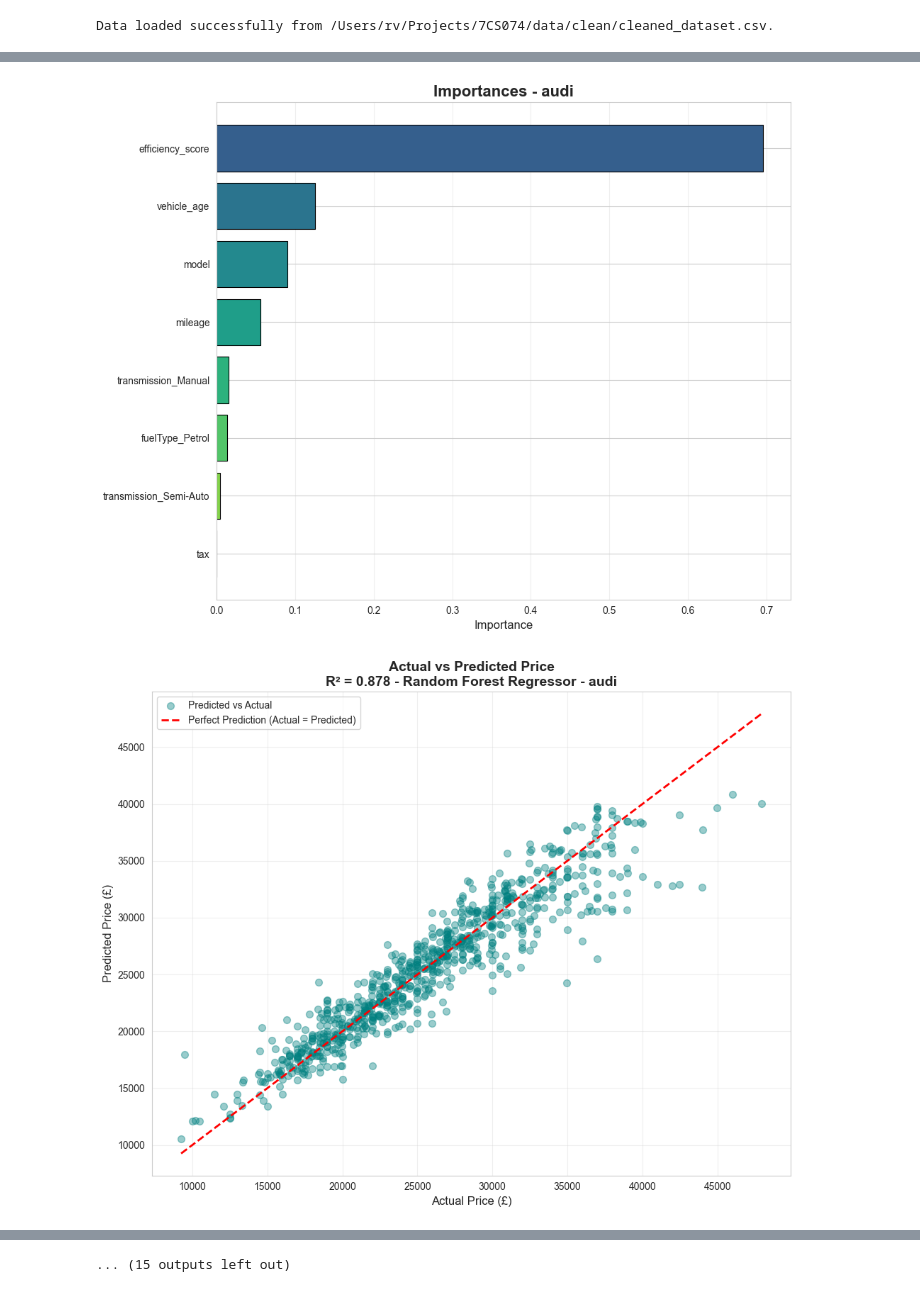
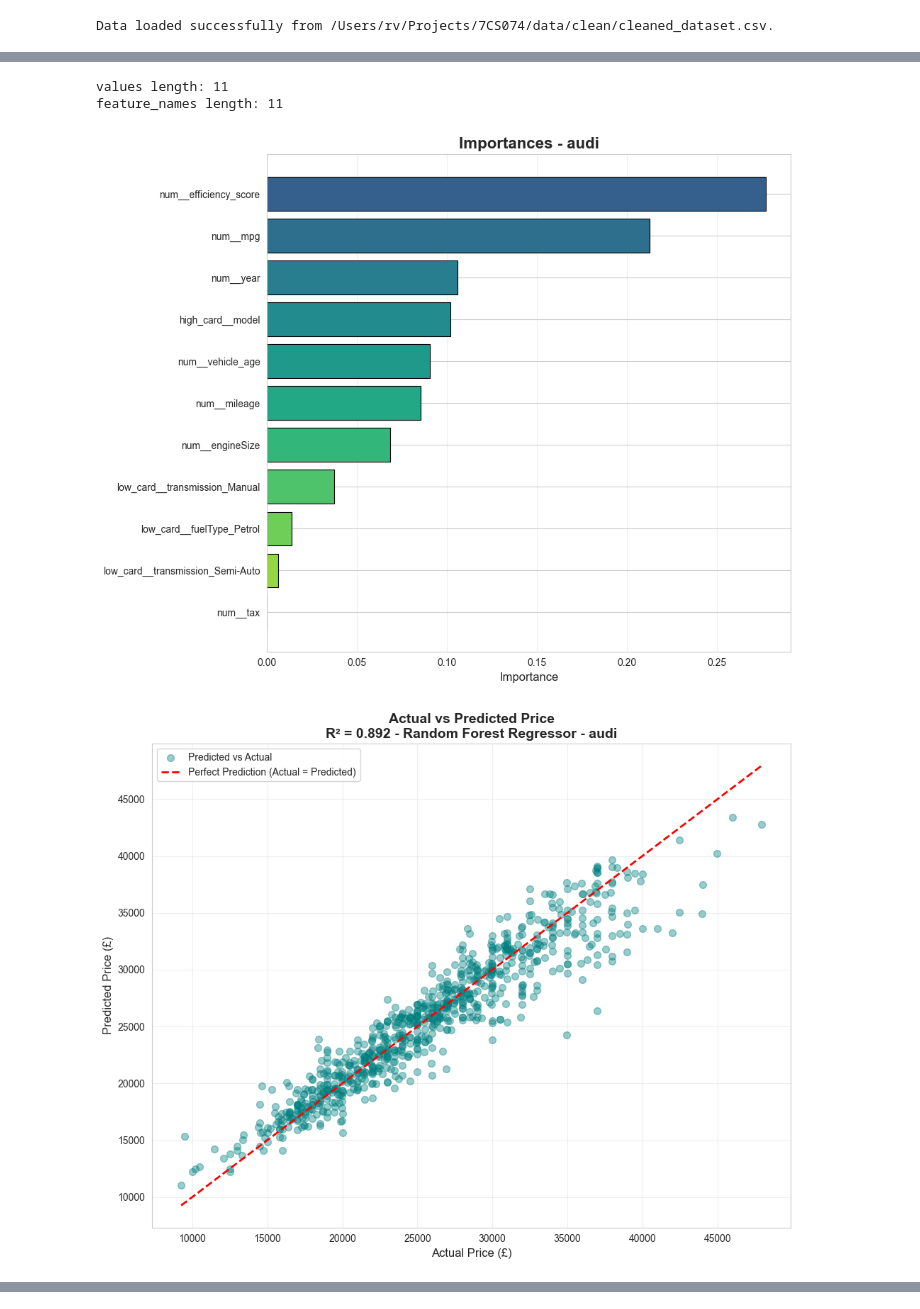
Before and after one commit to rv-bit/7CS074, a Jupyter notebook: notebooks/assignment/regression.ipynb, the cells around one changed output, grey strips where cells are left out. Saved outputs shown, nothing was run; the diff lists cells and outputs as text; code cells hidden in the pictures.

Commit message:
remove: old variation of regression -> assignment variation of regression, includes all functions and not split into different dirs + adds correct pipeline structure for hyperparams

```diff
--- a/notebooks/assignment/regression.ipynb
+++ b/notebooks/assignment/regression.ipynb
@@ -445,24 +571,27 @@ global_feature_names = global_X_train.columns
 # Per-make models
 # If the length of each dataframe of group is lower than the minimum sample variable, we shall pass and not create a 'per-make' model
 # This is to make sure that algorithms like 'Random Forrest' gets trained on larger sets of data, as indented, if the condition is true, the make would fallback into the global model above.
+
+candidate_models_per_make = get_regression_candidate_models(
+    NUMERIC_FEATURES,
+    LOW_CATEGORICAL_FEATURES_OVERALL,
+    HIGH_CATEGORICAL_FEATURES_PER_MAKE,
+    random_state=42
+)
+
 for make, group_df in df.groupby("make"):
     if len(group_df) < min_samples_per_make:
         continue
 
     Y = group_df[target_col]
-    X = engineer_features(
-        group_df,
-        Y,
-        LOW_CATEGORICAL_FEATURES_OVERALL,
-        HIGH_CATEGORICAL_FEATURES_PER_MAKE
-    )
+    X = group_df.drop(columns=[target_col])
 
     X_train, X_test, y_train, y_test = train_test_split(
         X, Y, test_size=0.2, random_state=42
     )
 
     best_name, best_model, cv_scores = select_best_model_cv(
-        X_train, y_train, candidate_models, cv_splits
+        X_train, y_train, candidate_models_per_make, cv_splits
     )
 
     predictions = best_model.predict(X_test)
@@ -632,34 +855,41 @@ for make_vehicle, data in trained_models_per_make.items():
 	y_test = data['y_test']
 	feature_names = data["feature_names"]
 	predictions = data['predictions']
 	metrics = regression_metrics(y_test, predictions)
 
 	values, kind = get_feature_effects(model)
 
-	n = model.n_features_in_
-	feature_names = feature_names[:n]
+	if values is None:
+		print(f"Skipping {make_vehicle} - unsupported model type")
+		continue
+
+	n = len(values)
+	pipeline = model.best_estimator_ if hasattr(model, "best_estimator_") else model
+	feature_names = list(pipeline.named_steps["preprocessing"].get_feature_names_out())
 	values = values[:n]
 
 	plot_feature_importances(
 		values,
 		feature_names,
 		f"{kind.title()}s - {make_vehicle}"
 	)
 
 	# Actual vs Predicted
 	plot_actual_vs_predicted(
 		y_test,
 		predictions,
 		f'Random Forest Regressor - {make_vehicle}',
 		metrics['R2']
 	)
 
 	# Residuals plot
 	plot_residuals(
 		y_test,
 		predictions,
 		f'Random Forest - {make_vehicle}'
 	)
 # %% [output]
+values length: 11
+feature_names length: 11
-[figure, old version]
+[figure, new version]
-[figure, old version]
+[figure, new version]
@@ -676 +906,0 @@ for make_vehicle, data in trained_models_per_make.items():
-... (15 outputs left out)
```
Also changed, not shown: parts of 10 cells of this notebook, 1 other file.
